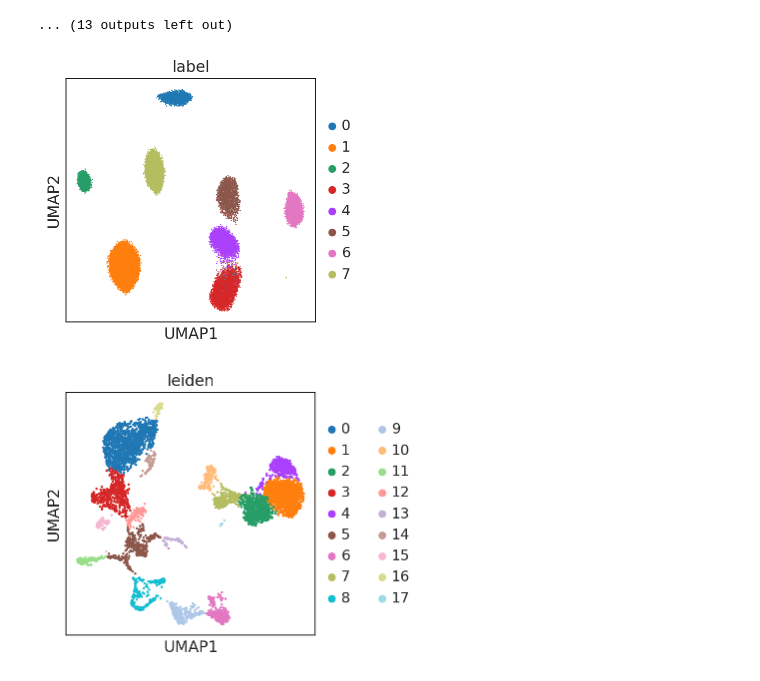
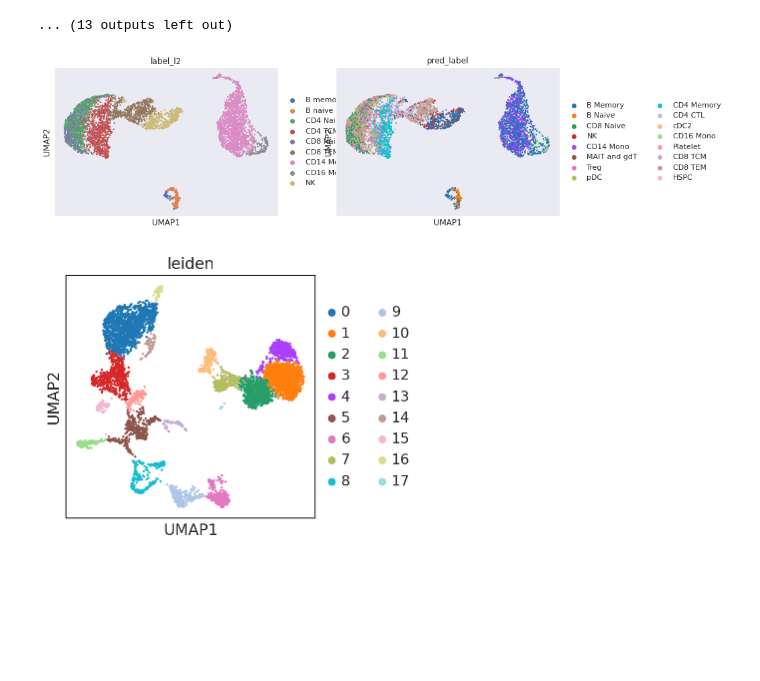
Before and after one commit to xinzhu-email/CITE-pool, a Jupyter notebook: classification.ipynb, the cells around one changed output. Drawn from its saved outputs; the diff is of its cells as text; code cells hidden in the pictures; blank space fills up the shorter version.

```diff
--- a/classification.ipynb
+++ b/classification.ipynb
@@ -30,19 +39,22 @@ def classify(indices, node):
         # print(len(indices),newtree.key)
         return newtree
     # print(len(indices),newtree.key)
-    adata = data[indices, node.artificial_w.index].copy()
-    sc.pp.normalize_total(adata, target_sum=1e4)
-    sc.pp.log1p(adata)
+    w = node.artificial_w.loc[node.artificial_w.index.intersection(data.var_names)]
+    # print(w)
+    adata = data[indices, w.index].copy()
+    # sc.pp.normalize_total(adata, target_sum=1e4)
+    # sc.pp.log1p(adata)
     try:
-        feature = np.dot(adata.X.toarray(), node.artificial_w.values)
+        feature = adata.X.dot(w.values)
+        # feature = np.dot(adata.X.toarray(), node.artificial_w.values)
     except:
-        feature = np.dot(adata.X, node.artificial_w.values)
+        feature = np.dot(adata.X, w.values)
     feature = pd.DataFrame(feature, index=adata.obs_names, columns=[node.key[0]])
 
-    newtree = FakeFeatureSeparate(feature, newtree, 0.1, 0,0)
+    newtree = FakeFeatureSeparate(feature, newtree, 0.1, min(node.embedding),max(node.embedding))
     newtree.artificial_w = feature
     newtree.val_cnt = node.val_cnt
-
+    # return newtree
     if node.key != ('leaf',):
         if newtree.w_l > 0:
             newtree.left = classify(newtree.left_indices, node.left)
@@ -77,0 +94,5 @@ leaves_labels.to_csv(output + '/leaf_labels.csv')
+# %%
+# data = scanpy_flow(data.copy)
+leaves_labels.index = leaves_labels.iloc[:,0]
+data.obs['pred'] = leaves_labels['Label']
+# sc.pl.umap(data, color=['pred','major_subset'])
@@ -77,0 +115,10 @@ leaves_labels.to_csv(output + '/leaf_labels.csv')
+# %%
+data.obs['pred'] = data.obs['pred'].astype('category')
+data.obs['pred'] = data.obs['pred'].cat.rename_categories(new_categories= {'23_leaf':'CD4 TCM','22_leaf': "CD4 Naive",
+'24_leaf':'CD4 CTL','17_leaf':'CD14 Mono','25_leaf':'cDC2','20_leaf':'MAIT','32_leaf':'pDC','15_leaf':'NK','9_leaf':'B memory','10_leaf':'B naive',
+'28_leaf':'Platelet','21_leaf':'Treg','27_leaf':'CD16 Mono','12_leaf':'CD8 Naive','29_leaf':'CD8 TCM','30_leaf':'CD8 TEM','31_leaf':'HSPC'})
+# label.index = [x[2:] for x in label.index]
+# label.index = [x[:-2]+'-1' for x in label.index]
+# data.obs['label_l2'] = label['celltype.l2']#.astype(str)
+sc.pl.umap(data[data.obs['minor_subset']!='nan'], color=['minor_subset'])
+sc.pl.umap(data[data.obs['minor_subset']!='nan'], color=['pred'])
@@ -353,13 +431,18 @@ See the caveats in the documentation: https://pandas.pydata.org/pandas-docs/stab
   self._setitem_single_block(indexer, value, name)
 5
 ... (13 outputs left out)
+# %%
+data.obs['pred_label'] = data.obs['pred'].cat.rename_categories(new_categories= {'23_leaf':'CD4 Memory','22_leaf': "CD4 Naive",'24_leaf':'CD4 CTL','17_leaf':'CD14 Mono','25_leaf':'cDC2','20_leaf':'MAIT and gdT','22_leaf':'pDC','15_leaf':'NK','9_leaf':'B Memory','10_leaf':'B Naive','28_leaf':'Platelet','21_leaf':'Treg','27_leaf':'CD16 Mono','12_leaf':'CD8 Naive','29_leaf':'CD8 TCM','30_leaf':'CD8 TEM','31_leaf':'HSPC'})
 # %%
-# sc.tl.pca(adata,n_comps=50)
-# sc.pp.neighbors(adata)
-# sc.tl.umap(adata)
-sc.pl.umap(adata, color='label',palette=adata.uns['cutpred_colors'])
+# sc.pp.scale(data)
+# sc.tl.pca(data,n_comps=50)
+# sc.pp.neighbors(data)
+# sc.tl.umap(data)
+# leaves_labels.index = leaves_labels.iloc[:,0]
+# data.obs['pred'] = leaves_labels['Label']
+sc.pl.umap(data, color=['label_l2','pred_label'])
 # %% [output]
-[figure, old version]
+[figure, new version]
 # %%
 sc.tl.pca(adata_npp,n_comps=50)
 sc.pp.neighbors(adata_npp)
```
Also changed, not shown: parts of 12 cells of this notebook, 4 other files.
